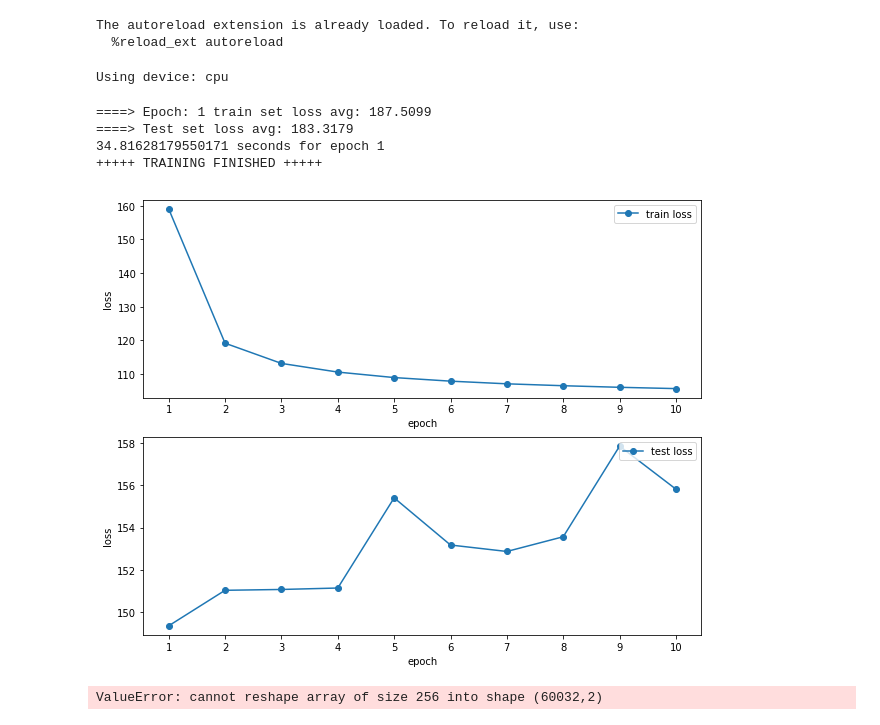
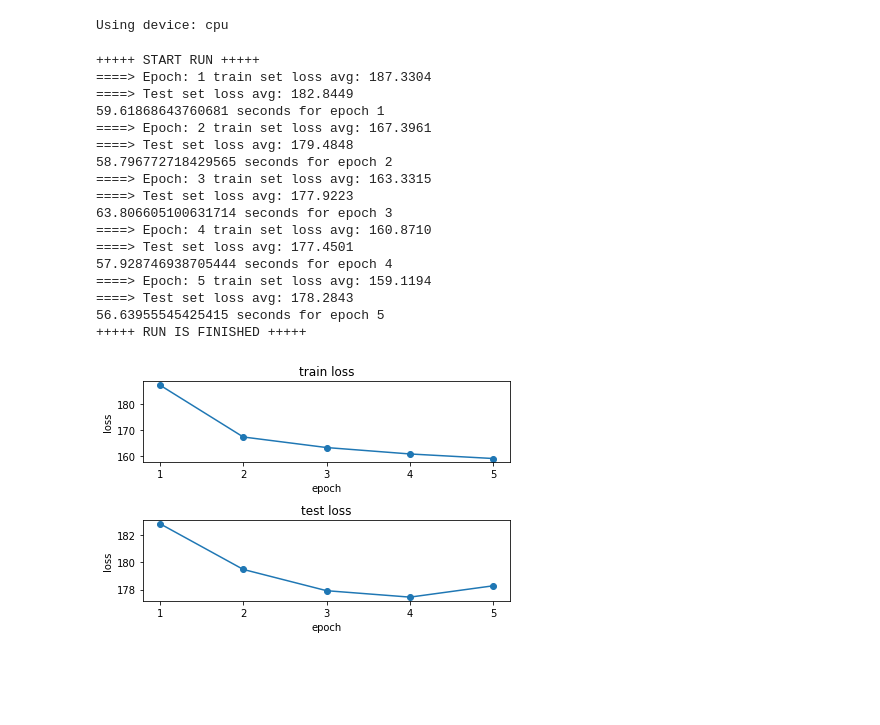
Before and after one commit to matthiasbrix/vae-models, a Jupyter notebook: examples/vae-example/1_vae.ipynb, the cells around one changed output. Drawn from its saved outputs; the diff is of its cells as text; code cells hidden in the pictures; blank space fills up the shorter version.

```diff
--- a/examples/vae-example/1_vae.ipynb
+++ b/examples/vae-example/1_vae.ipynb
@@ -7,9 +7,9 @@ import torch.optim
 from main import Solver
 
 %matplotlib inline
-plt.rcParams['figure.figsize'] = (10.0, 8.0) # set default size of plots
-plt.rcParams['image.interpolation'] = 'nearest'
-plt.rcParams['image.cmap'] = 'gray'
+#plt.rcParams['figure.figsize'] = (10.0, 8.0) # set default size of plots
+#plt.rcParams['image.interpolation'] = 'nearest'
+#plt.rcParams['image.cmap'] = 'gray'
 
 # for auto-reloading external modules
 # see http://stackoverflow.com/questions/1907993/autoreload-of-modules-in-ipython
@@ -19,9 +19,6 @@ plt.rcParams['image.cmap'] = 'gray'
 # supress cluttering warnings in solutions
 import warnings
 warnings.filterwarnings('ignore')
-# %% [output]
-The autoreload extension is already loaded. To reload it, use:
-  %reload_ext autoreload
 # %%
 # setting device on GPU if available, else CPU
 device = torch.device('cuda:0' if torch.cuda.is_available() else 'cpu')
@@ -40,54 +37,56 @@ Using device: cpu
 # 2 layer networks for encoder and decoder
 mnist_dim = 784
 hidden_units = 500 # Kingma, Welling use 500 neurons, otherwise use 400
-z_dim = 2 #20 1000 is suggested in the paper "Tutorial on VAE" but Kingma, Welling show 20 is sufficient for MNIST
+z_dim = 2 # 20. 1000 is suggested in the paper "Tutorial on VAE" but Kingma, Welling show 20 is sufficient for MNIST
 learning_rate = 1e-3
+batch_size = 128
 optimizer = torch.optim.Adam
-epochs = 1#0000
+epochs = 5 #0000
+num_normal_plots = 2
 # %%
-solver = Solver(optimizer, mnist_dim, hidden_units, z_dim, epochs, learning_rate)
+solver = Solver(optimizer, mnist_dim, hidden_units, z_dim, epochs, num_normal_plots, batch_size, learning_rate)
 solver.run()
 # %% [output]
-====> Epoch: 1 train set loss avg: 187.5099
-====> Test set loss avg: 183.3179
-34.81628179550171 seconds for epoch 1
-+++++ TRAINING FINISHED +++++
++++++ START RUN +++++
+====> Epoch: 1 train set loss avg: 187.3304
+====> Test set loss avg: 182.8449
+59.61868643760681 seconds for epoch 1
+====> Epoch: 2 train set loss avg: 167.3961
+====> Test set loss avg: 179.4848
+58.796772718429565 seconds for epoch 2
+====> Epoch: 3 train set loss avg: 163.3315
+====> Test set loss avg: 177.9223
+63.806605100631714 seconds for epoch 3
+====> Epoch: 4 train set loss avg: 160.8710
+====> Test set loss avg: 177.4501
+57.928746938705444 seconds for epoch 4
+====> Epoch: 5 train set loss avg: 159.1194
+====> Test set loss avg: 178.2843
+56.63955545425415 seconds for epoch 5
++++++ RUN IS FINISHED +++++
 # %%
+# Plotting train and test losses for all epochs
+xaxis = np.arange(1, epochs+1)
+train_losses = list(list(zip(*solver.train_loss_history))[1])
+# Plotting the train loss
 plt.subplot(2, 1, 1)
-plt.plot(np.arange(1, len(solver.train_loss_history)+1), solver.train_loss_history, '-o')
+plt.plot(np.arange(1, len(solver.train_loss_history)+1), train_losses, '-o')
 plt.xlabel("epoch")
 plt.ylabel("loss")
-plt.legend(['train loss'], loc='upper right')
+plt.title("train loss")
+#plt.legend(['train loss'], loc='upper right')
 plt.xticks(xaxis)
 
+# Plotting the test loss
 plt.subplot(2, 1, 2)
 plt.plot(np.arange(1, len(solver.test_loss_history)+1), solver.test_loss_history, '-o')
 plt.xlabel("epoch")
 plt.ylabel("loss")
-plt.legend(['test loss'], loc='upper right')
+plt.title("test loss")
+#plt.legend(['test loss'], loc='upper right')
 plt.xticks(xaxis)
 
+plt.tight_layout()
 plt.show()
 # %% [output]
-[figure, old version]
+[figure, new version]
-# %%
-# visualize Q(z|X) like in https://wiseodd.github.io/techblog/2016/12/10/variational-autoencoder/
-# TODO: need range for all labels so 0-9 and colour each according to that
-# TODO: Need also latent space
-
-from main import mnist_train, train_loader
-
-labels = [] # 469 x 128
-num_batches = len(train_loader) # 469
-for idx, (data, target) in enumerate(train_loader):
-    if idx == (len(train_loader)-1):
-        break
-    labels.append(target.numpy())
-
-ls = solver.latent_space.detach().numpy()
-pred = np.reshape(ls, (128*num_batches, 2))
-
-plt.scatter(pred[:,0], pred[:,1], c=labels, cmap='hsv')
-plt.colorbar();  # show color scale
-# %% [output]
-ValueError: cannot reshape array of size 256 into shape (60032,2)
```
Also changed, not shown: parts of 4 cells of this notebook, 1 other file.
